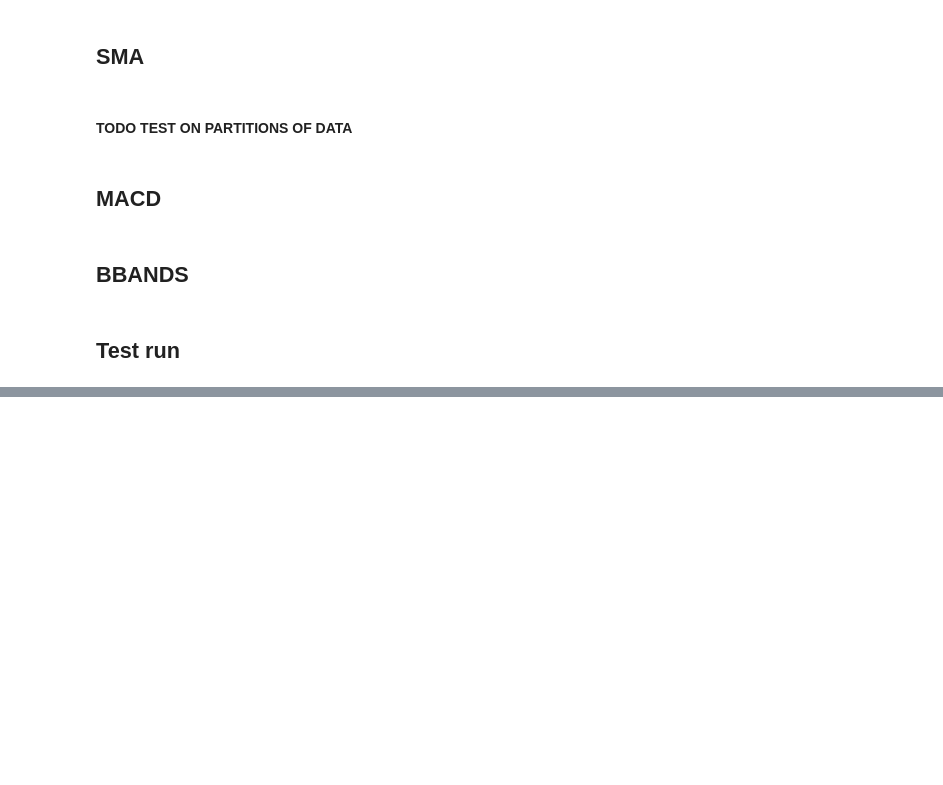
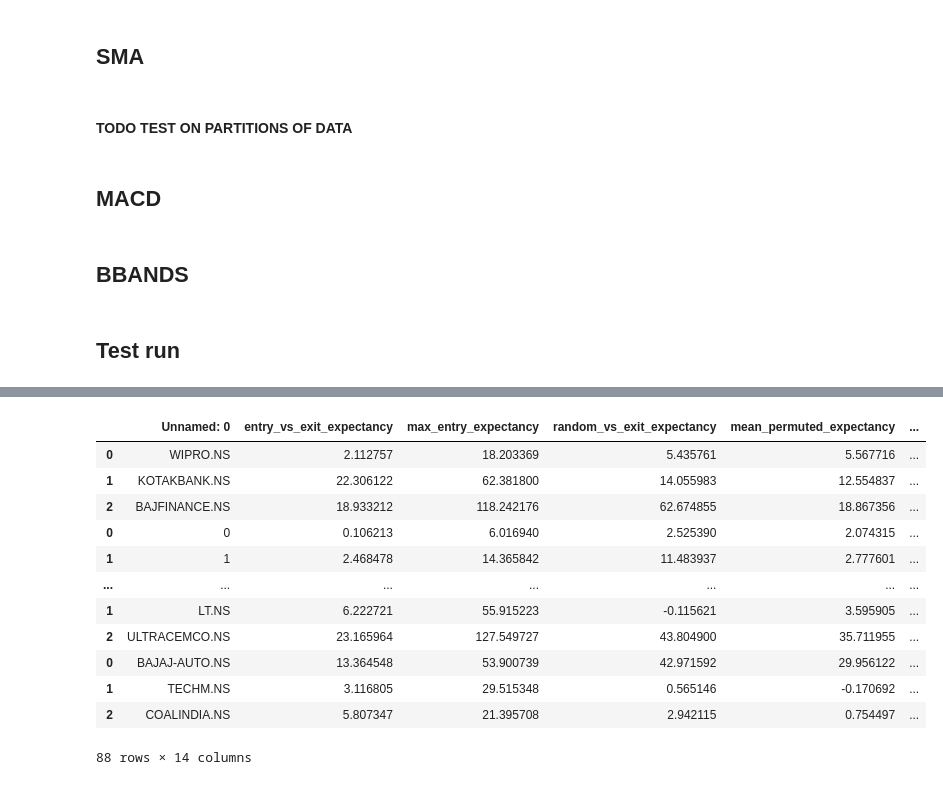
Before and after one commit to tthwmk/Code, a Jupyter notebook: capstone.ipynb, the cells around one changed output, grey strips where cells are left out. Drawn from its saved outputs; the diff is of its cells as text; code cells hidden in the pictures; blank space fills up the shorter version.

```diff
--- a/capstone.ipynb
+++ b/capstone.ipynb
@@ -436,0 +753,24 @@ backtesting on LT.NS
+# %%
+import glob
+bb_output = []
+for file in glob.glob('BB_*'):
+  bb_output.append(pd.read_csv(file))
+
+bb_output = pd.concat(bb_output)
+bb_output.to_csv(f"BB_T1.csv")
+# %%
+bb_output
+# %% [output]
+|  | Unnamed: 0 | entry_vs_exit_expectancy | max_entry_expectancy | random_vs_exit_expectancy | mean_permuted_expectancy | ... |
+| 0 | WIPRO.NS | 2.112757 | 18.203369 | 5.435761 | 5.567716 | ... |
+| 1 | KOTAKBANK.NS | 22.306122 | 62.381800 | 14.055983 | 12.554837 | ... |
+| 2 | BAJFINANCE.NS | 18.933212 | 118.242176 | 62.674855 | 18.867356 | ... |
+| 0 | 0 | 0.106213 | 6.016940 | 2.525390 | 2.074315 | ... |
+| 1 | 1 | 2.468478 | 14.365842 | 11.483937 | 2.777601 | ... |
+| ... | ... | ... | ... | ... | ... | ... |
+| 1 | LT.NS | 6.222721 | 55.915223 | -0.115621 | 3.595905 | ... |
+| 2 | ULTRACEMCO.NS | 23.165964 | 127.549727 | 43.804900 | 35.711955 | ... |
+| 0 | BAJAJ-AUTO.NS | 13.364548 | 53.900739 | 42.971592 | 29.956122 | ... |
+| 1 | TECHM.NS | 3.116805 | 29.515348 | 0.565146 | -0.170692 | ... |
+| 2 | COALINDIA.NS | 5.807347 | 21.395708 | 2.942115 | 0.754497 | ... |
+88 rows × 14 columns
```
Also changed, not shown: parts of 116 cells of this notebook.
